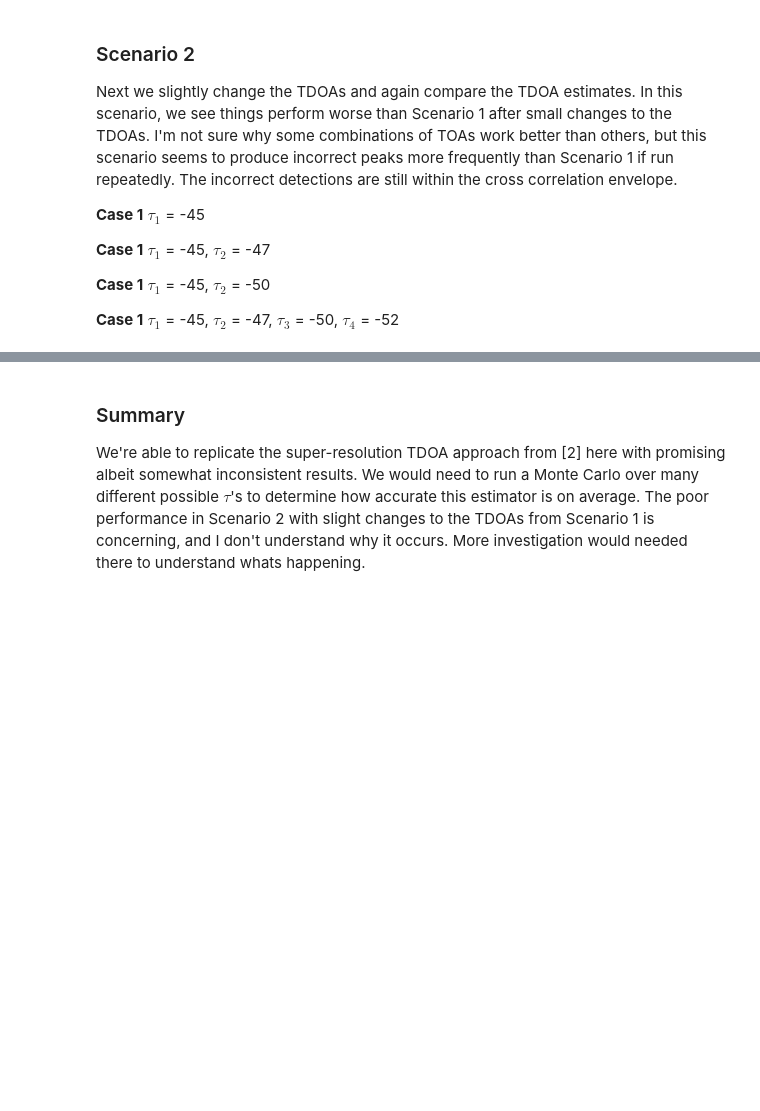
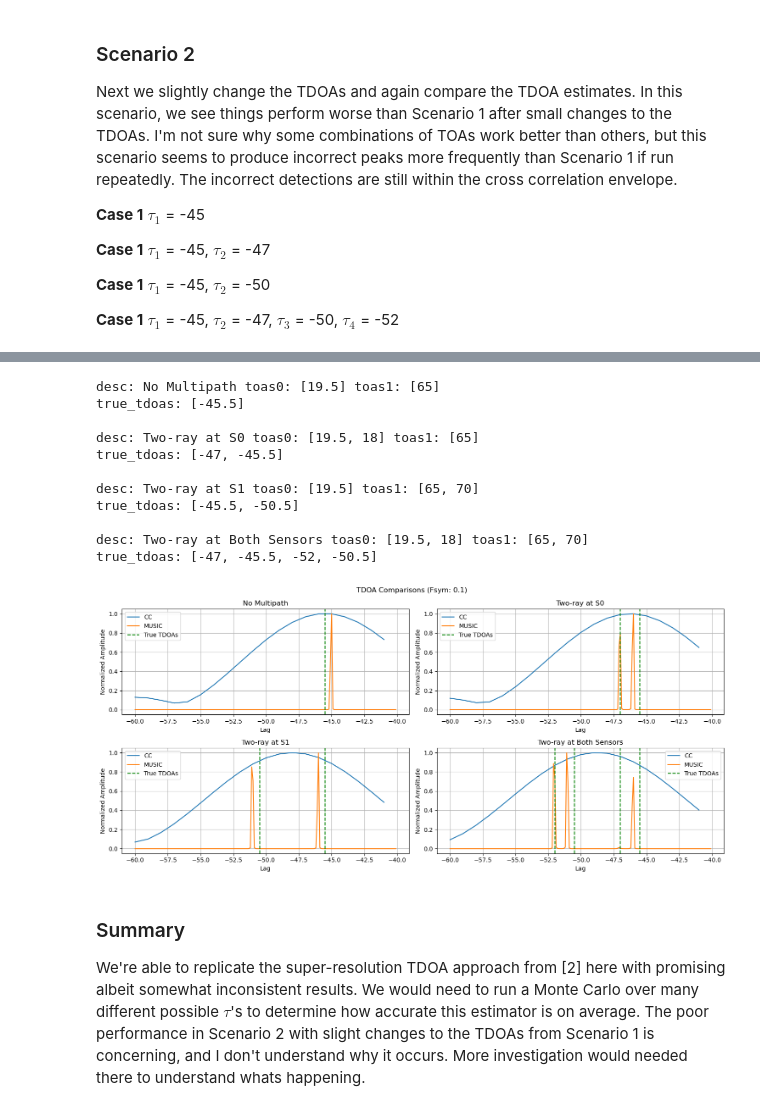
Before and after one commit to jimjam843/Super-ResolutionTDOA, a Jupyter notebook: python/notebooks/music_paper.ipynb, the cells around one changed output, grey strips where cells are left out. Saved outputs shown, nothing was run; the diff lists cells and outputs as text; code cells hidden in the pictures; blank space fills up the shorter version.

Commit message:
consider fractional samples TDOAs in music and gcc-phat notebooks

```diff
--- a/python/notebooks/music_paper.ipynb
+++ b/python/notebooks/music_paper.ipynb
@@ -269,3 +285,71 @@ true_tdoas: [-47, -52, -50, -49]
+# %%
+cases = {
+    'No Multipath' : [[19.5], [65]],
+    'Two-ray at S0' : [[19.5, 18], [65]],
+    'Two-ray at S1' : [[19.5], [65, 70]],
+    'Two-ray at Both Sensors' : [[19.5, 18], [65, 70]]
+}
+
+plt.figure(figsize=(15,7))
+plt.suptitle(f"TDOA Comparisons (Fsym: {1/samples_per_symbol})")
+
+pltnum = 1
+for desc, (toas0, toas1) in cases.items():
+    print(f"\ndesc: {desc} toas0: {toas0} toas1: {toas1}")
+
+    snrs0 = [snr_db] * len(toas0)
+    y0 = utils.sensor(signal, num_samples, toas0, snrs0)
+
+    snrs1 = [snr_db] * len(toas1)
+    y1 = utils.sensor(signal, num_samples, toas1, snrs1)
+
+    true_tdoas = []
+    for toa0 in toas0:
+        for toa1 in toas1:
+            true_tdoas.append(toa0-toa1)
+    true_tdoas = list(set(true_tdoas))
+
+    print(f"true_tdoas: {true_tdoas}")
+
+    num_signals = len(true_tdoas)
+
+    fvec = np.linspace(-0.5, 0.5, num_samples)
+
+    l1, tdoa1 = utils.tdoa_cc(y0, y1, lag_min=-60, lag_max=-40)
+    l2, tdoa2 = utils.tdoa_super(y0, y1, lag_min=-60, lag_max=-40, k=num_signals, D=10)
+
+    plt.subplot(2,2,pltnum)
+
+    plt.title(desc)
+    plt.plot(l1, tdoa1, label='CC')
+    plt.plot(l2, tdoa2, label='MUSIC')
+    plt.ylabel("Normalized Amplitude")
+    plt.xlabel("Lag")
+    plt.grid()
+
+    for ix,tdoa in enumerate(true_tdoas):
+        if ix==0:
+            plt.axvline(tdoa, color='green', linestyle='dashed', label='True TDOAs')
+        else:
+            plt.axvline(tdoa, color='green', linestyle='dashed')
+    plt.legend()
+
+    pltnum += 1
+
+plt.tight_layout()
+# %% [output]
+desc: No Multipath toas0: [19.5] toas1: [65]
+true_tdoas: [-45.5]
+
+desc: Two-ray at S0 toas0: [19.5, 18] toas1: [65]
+true_tdoas: [-47, -45.5]
+
+desc: Two-ray at S1 toas0: [19.5] toas1: [65, 70]
+true_tdoas: [-45.5, -50.5]
+
+desc: Two-ray at Both Sensors toas0: [19.5, 18] toas1: [65, 70]
+true_tdoas: [-47, -45.5, -52, -50.5]
+[figure, added]
 # %% [markdown]
 ### Summary
 
```
Also changed, not shown: parts of 4 cells of this notebook, 1 other file.
